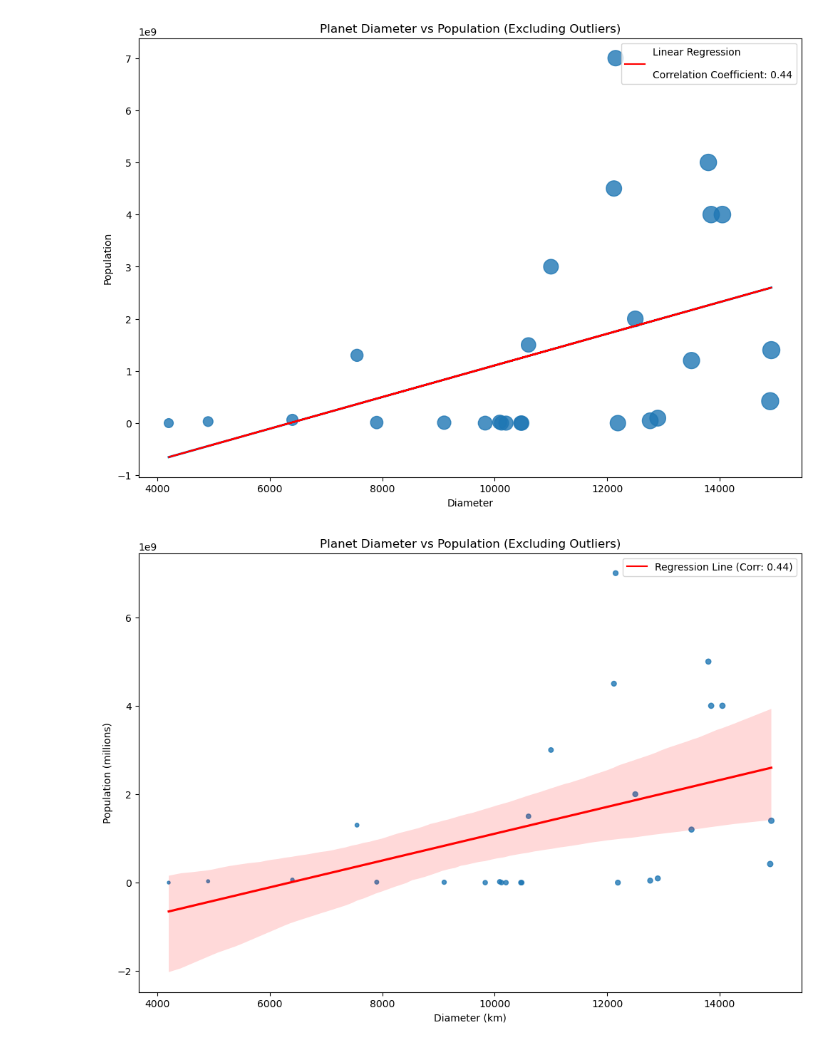
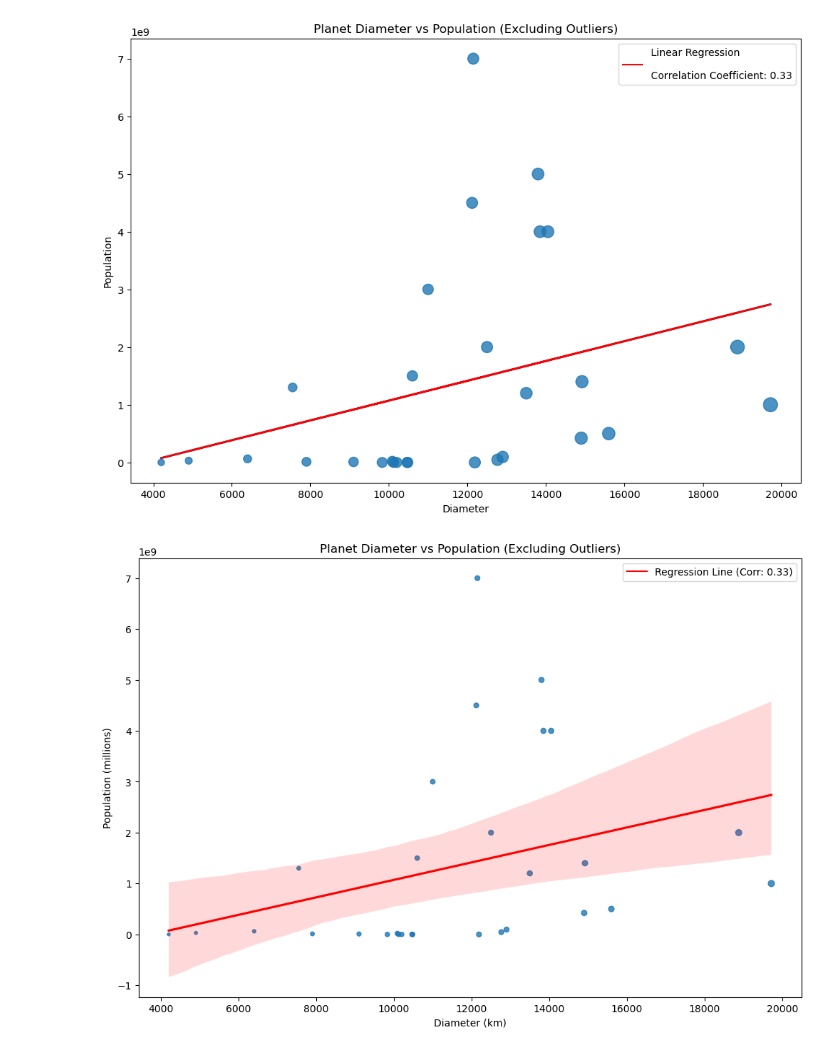
Before and after one commit to boi-andy/final_project, a Jupyter notebook: planets1.ipynb, the cells around one changed output. Cells and saved outputs as stored; diff of their text form; code cells hidden in the pictures.

```diff
--- a/planets1.ipynb
+++ b/planets1.ipynb
@@ -125,41 +119,48 @@ Name: diameter, dtype: float64
+# %%
+# Remove all planets with a diameter of '0' or 'unknown'
+planets_df = planets_df[(planets_df['population'] != 0)]
+planets_df = planets_df[planets_df['population'] != 'unknown']
+# %%
+# Convert population to numeric
+planets_df['population'] = pd.to_numeric(planets_df['population'])
 # %%
 # Remove outliers (arbitrarily chosen threshold values)
-diameter_threshold = 15000
+diameter_threshold = 20000
 population_threshold = 10000000000
 filtered_planets_df = planets_df[(planets_df['diameter'] < diameter_threshold) & (planets_df['population'] < population_threshold)]
 
 # Fit a linear regression line
 linear_fit = np.polyfit(filtered_planets_df['diameter'], filtered_planets_df['population'], 1)
 linear_line = np.polyval(linear_fit, filtered_planets_df['diameter'])
 
 # Set up the plot
 plt.figure(figsize=(12, 8))
 
 # Create a scatter plot with a regression line and label
-sns.regplot(x='diameter', y='population', data=filtered_planets_df, scatter_kws={'s': filtered_planets_df['diameter'] / 50}, ci=None)
+sns.regplot(x='diameter', y='population', data=filtered_planets_df, scatter_kws={'s': filtered_planets_df['diameter'] / 100}, ci=None)
 
 # Set axis labels and title
 plt.title('Planet Diameter vs Population (Excluding Outliers)')
 plt.xlabel('Diameter')
 plt.ylabel('Population')
 
 # Calculate the correlation coefficient
 correlation_coef = filtered_planets_df['diameter'].corr(filtered_planets_df['population'])
 
 plt.plot(filtered_planets_df['diameter'], linear_line, color='red', label=f'Linear Regression\n\nCorrelation Coefficient: {correlation_coef:.2f}')
 
 
 # Add legend
 plt.legend()
 
 
 # Show the plot
 plt.show()
 # %% [output]
-[figure, old version]
+[figure, new version]
 # %%
 # Remove outliers (arbitrarily chosen threshold values)
-diameter_threshold = 15000
+diameter_threshold = 20000
 population_threshold = 10000000000
 filtered_planets_df = planets_df[(planets_df['diameter'] < diameter_threshold) & (planets_df['population'] < population_threshold)]
 
@@ -183,4 +184,4 @@ plt.legend()
 # Show the plot
 plt.show()
 # %% [output]
-[figure, old version]
+[figure, new version]
```
Also changed, not shown: parts of 7 cells of this notebook, 3 other files.
